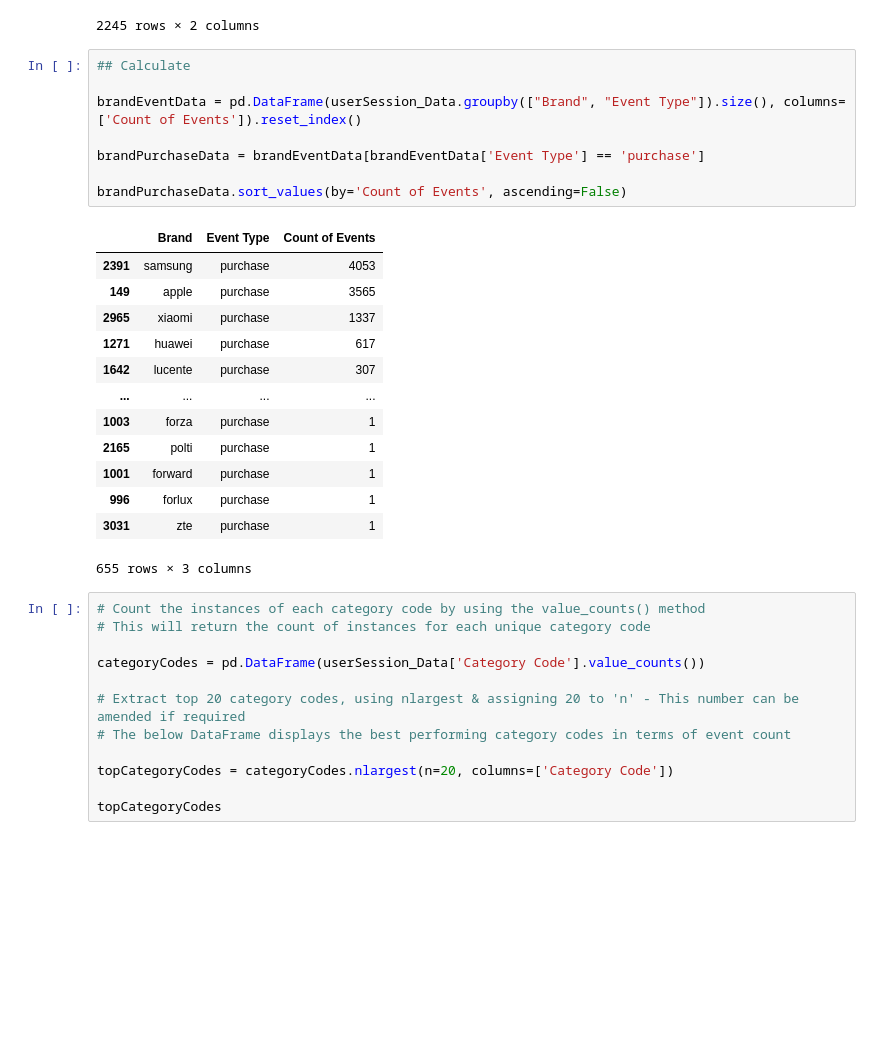
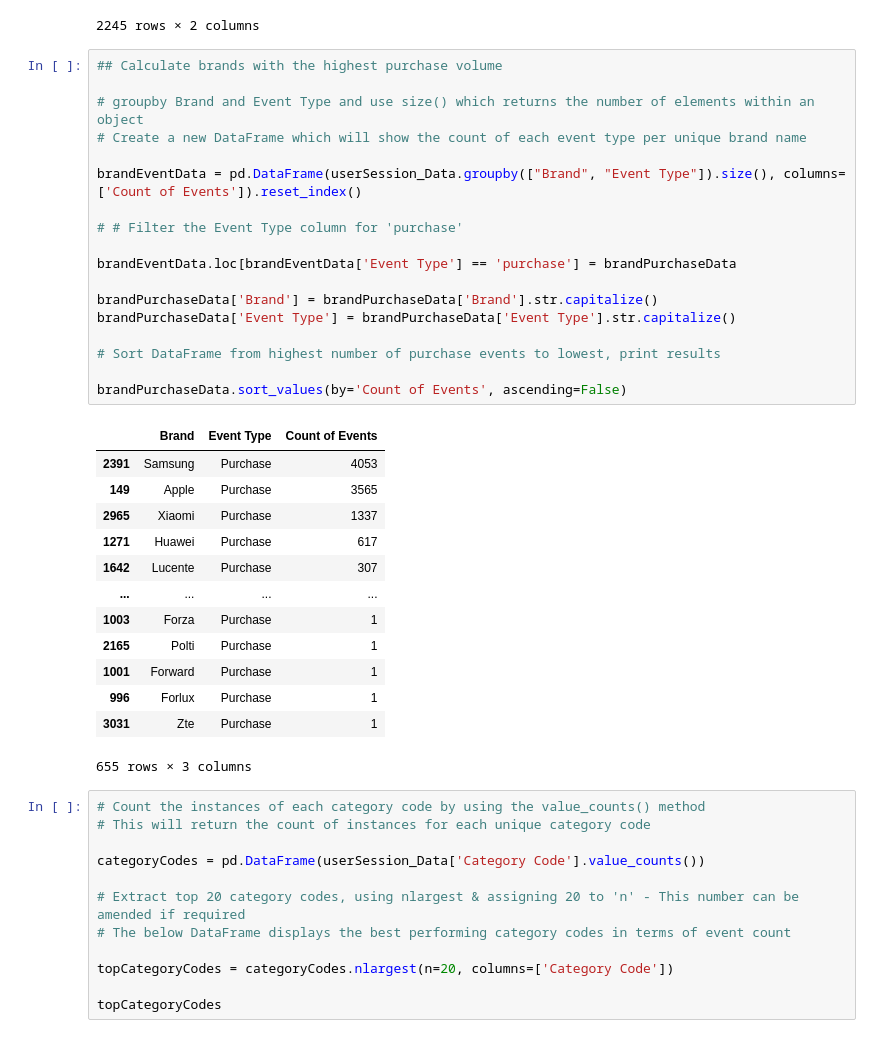
Before and after one commit to mjjohnson94/microFarm, a Jupyter notebook: User Session Analysis.ipynb, the cells around one changed output. Drawn from its saved outputs; the diff is of its cells as text; blank space fills up the shorter version.

```diff
--- a/User Session Analysis.ipynb
+++ b/User Session Analysis.ipynb
@@ -153,28 +153,38 @@ brandTypes
 | 2243 | Zarkoperfume | 1 |
 | 2244 | Zvezda | 1 |
 2245 rows × 2 columns
-# %%
-## Calculate
-
-brandEventData = pd.DataFrame(userSession_Data.groupby(["Brand", "Event Type"]).size(), columns=['Count of Events']).reset_index()
-
-brandPurchaseData = brandEventData[brandEventData['Event Type'] == 'purchase']
-
-brandPurchaseData.sort_values(by='Count of Events', ascending=False)
-# %% [output]
-|  | Brand | Event Type | Count of Events |
-| 2391 | samsung | purchase | 4053 |
-| 149 | apple | purchase | 3565 |
-| 2965 | xiaomi | purchase | 1337 |
-| 1271 | huawei | purchase | 617 |
-| 1642 | lucente | purchase | 307 |
-| ... | ... | ... | ... |
-| 1003 | forza | purchase | 1 |
-| 2165 | polti | purchase | 1 |
-| 1001 | forward | purchase | 1 |
-| 996 | forlux | purchase | 1 |
-| 3031 | zte | purchase | 1 |
-655 rows × 3 columns
+# %%
+## Calculate brands with the highest purchase volume
+
+# groupby Brand and Event Type and use size() which returns the number of elements within an object
+# Create a new DataFrame which will show the count of each event type per unique brand name
+
+brandEventData = pd.DataFrame(userSession_Data.groupby(["Brand", "Event Type"]).size(), columns=['Count of Events']).reset_index()
+
+# # Filter the Event Type column for 'purchase'
+
+brandEventData.loc[brandEventData['Event Type'] == 'purchase'] = brandPurchaseData
+
+brandPurchaseData['Brand'] = brandPurchaseData['Brand'].str.capitalize()
+brandPurchaseData['Event Type'] = brandPurchaseData['Event Type'].str.capitalize()
+
+# Sort DataFrame from highest number of purchase events to lowest, print results
+
+brandPurchaseData.sort_values(by='Count of Events', ascending=False)
+# %% [output]
+|  | Brand | Event Type | Count of Events |
+| 2391 | Samsung | Purchase | 4053 |
+| 149 | Apple | Purchase | 3565 |
+| 2965 | Xiaomi | Purchase | 1337 |
+| 1271 | Huawei | Purchase | 617 |
+| 1642 | Lucente | Purchase | 307 |
+| ... | ... | ... | ... |
+| 1003 | Forza | Purchase | 1 |
+| 2165 | Polti | Purchase | 1 |
+| 1001 | Forward | Purchase | 1 |
+| 996 | Forlux | Purchase | 1 |
+| 3031 | Zte | Purchase | 1 |
+655 rows × 3 columns
 # %%
 # Count the instances of each category code by using the value_counts() method
 # This will return the count of instances for each unique category code
```
